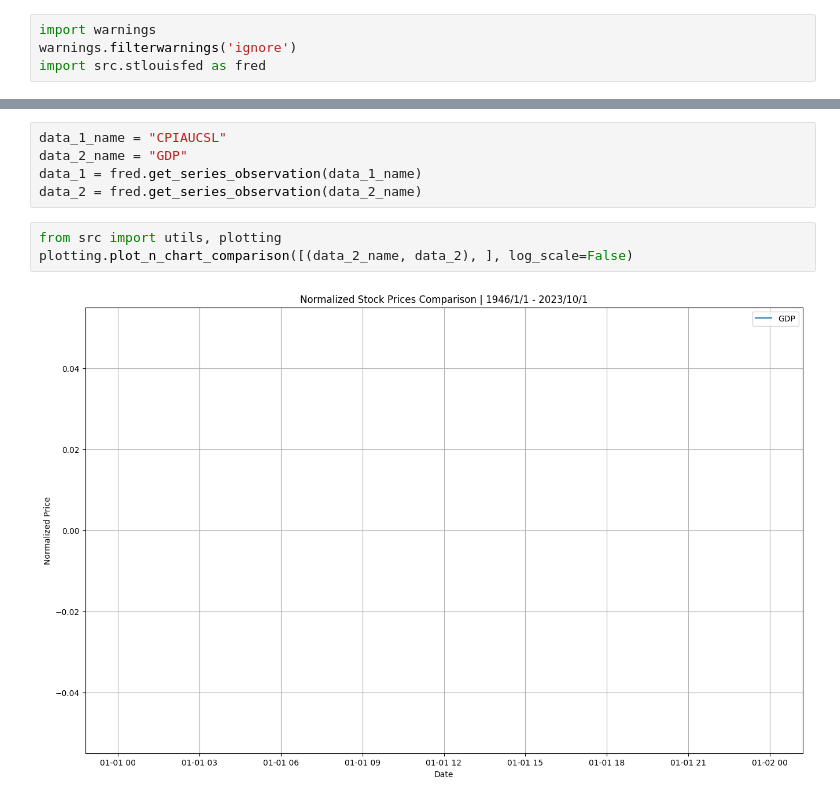
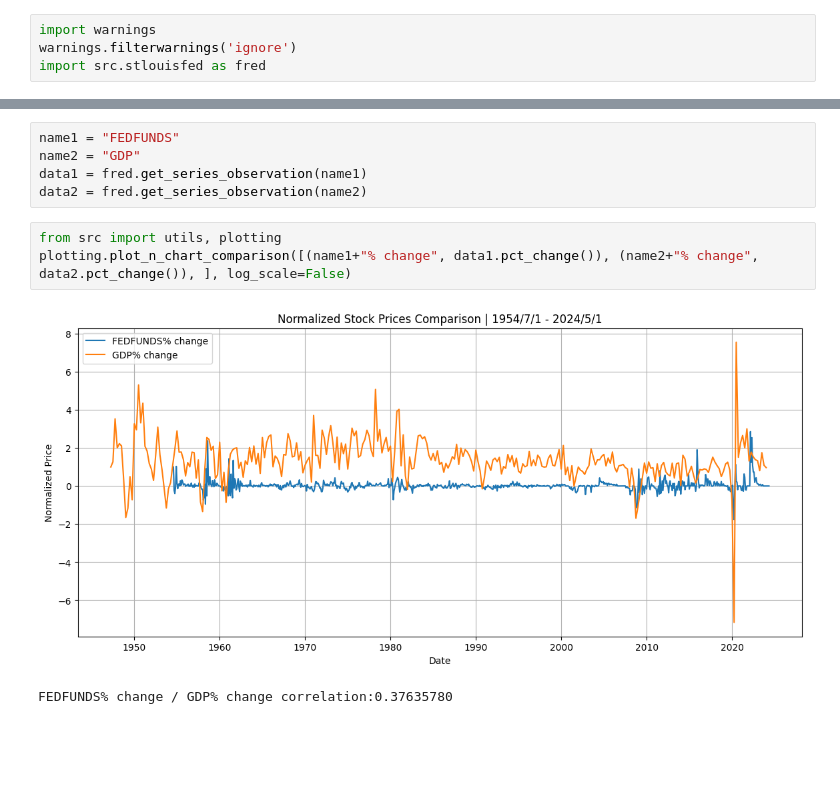
Before and after one commit to ivandimitrovkyulev/Notebooks, a Jupyter notebook: sample/macro_data.ipynb, the cells around one changed output, grey strips where cells are left out. Drawn from its saved outputs; the diff is of its cells as text; blank space fills up the shorter version.

```diff
--- a/sample/macro_data.ipynb
+++ b/sample/macro_data.ipynb
@@ -21,10 +21,11 @@ series.sort_values('popularity', ascending=False).head(10)
 # %%
-data_1_name = "CPIAUCSL"
-data_2_name = "GDP"
-data_1 = fred.get_series_observation(data_1_name)
-data_2 = fred.get_series_observation(data_2_name)
+name1 = "FEDFUNDS"
+name2 = "GDP"
+data1 = fred.get_series_observation(name1)
+data2 = fred.get_series_observation(name2)
 # %%
 from src import utils, plotting
-plotting.plot_n_chart_comparison([(data_2_name, data_2), ], log_scale=False)
+plotting.plot_n_chart_comparison([(name1+"% change", data1.pct_change()), (name2+"% change", data2.pct_change()), ], log_scale=False)
 # %% [output]
-[figure, old version]
+[figure, new version]
+FEDFUNDS% change / GDP% change correlation:0.37635780
```
Also changed, not shown: parts of 4 cells of this notebook, 7 other files.
